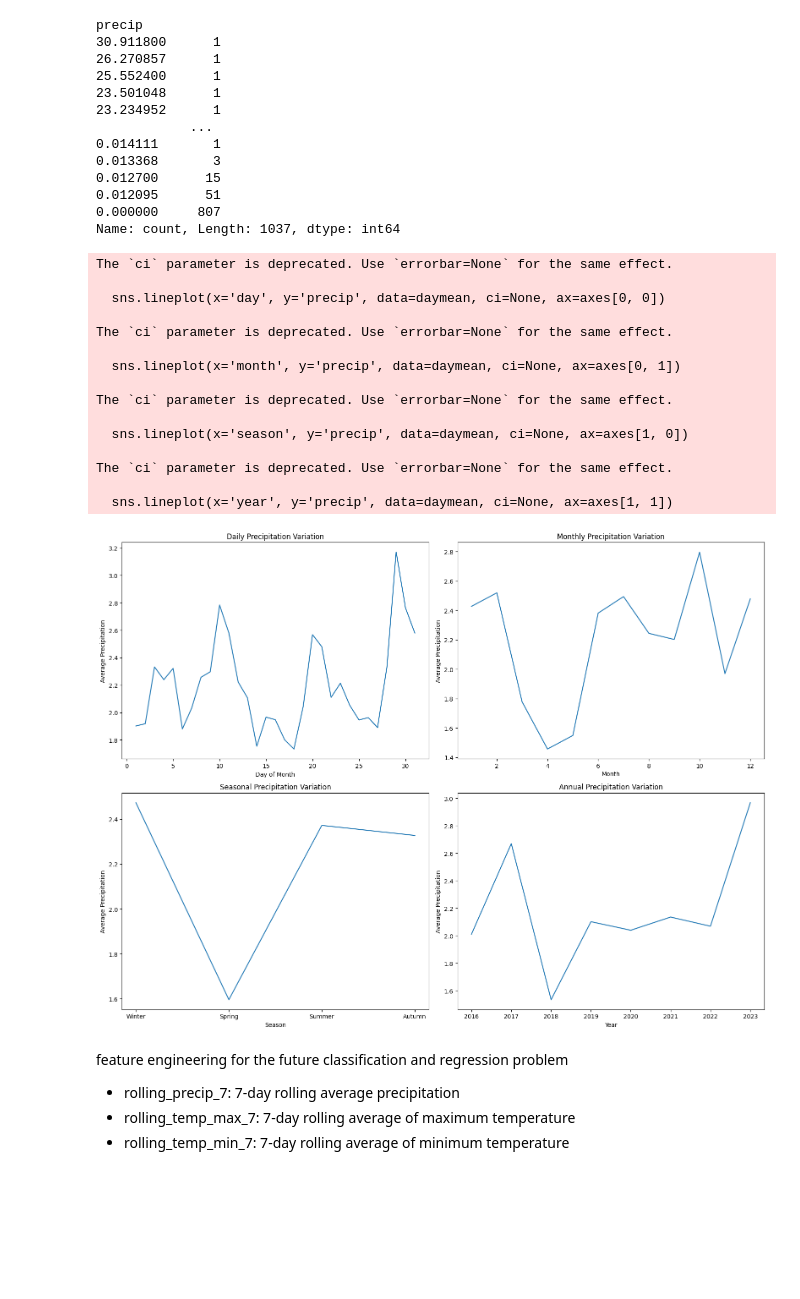
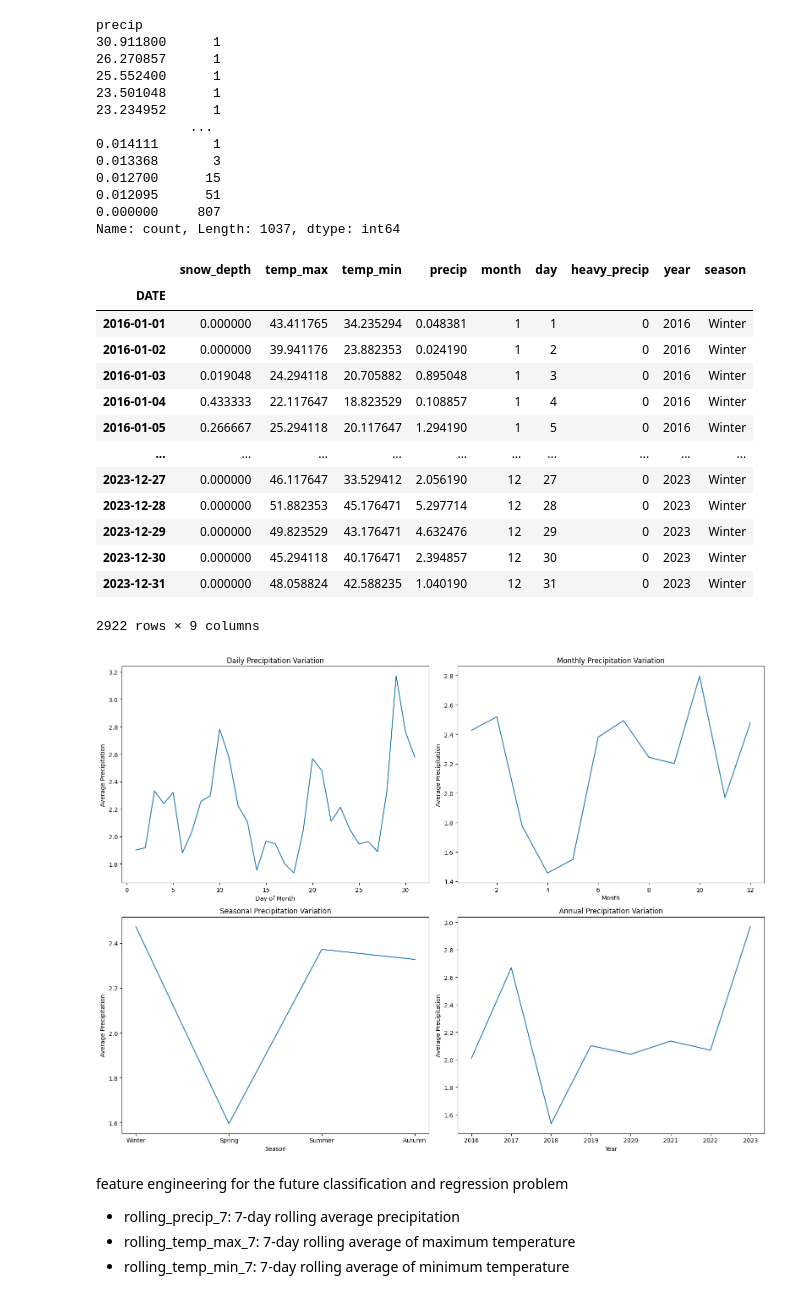
Before and after one commit to shizukuyu/machine-learning, a Jupyter notebook: germany_3.ipynb, the cells around one changed output. Cells and saved outputs as stored; diff of their text form; code cells hidden in the pictures; blank space fills up the shorter version.

```diff
--- a/germany_3.ipynb
+++ b/germany_3.ipynb
@@ -194,29 +196,46 @@ precip
 0.012095      51
 0.000000     807
 Name: count, Length: 1037, dtype: int64
+# %%
+daymean
+# %% [output]
+|  | snow_depth | temp_max | temp_min | precip | month | day | heavy_precip | year | season |
+| DATE |  |  |  |  |  |  |  |  |  |
+| 2016-01-01 | 0.000000 | 43.411765 | 34.235294 | 0.048381 | 1 | 1 | 0 | 2016 | Winter |
+| 2016-01-02 | 0.000000 | 39.941176 | 23.882353 | 0.024190 | 1 | 2 | 0 | 2016 | Winter |
+| 2016-01-03 | 0.019048 | 24.294118 | 20.705882 | 0.895048 | 1 | 3 | 0 | 2016 | Winter |
+| 2016-01-04 | 0.433333 | 22.117647 | 18.823529 | 0.108857 | 1 | 4 | 0 | 2016 | Winter |
+| 2016-01-05 | 0.266667 | 25.294118 | 20.117647 | 1.294190 | 1 | 5 | 0 | 2016 | Winter |
+| ... | ... | ... | ... | ... | ... | ... | ... | ... | ... |
+| 2023-12-27 | 0.000000 | 46.117647 | 33.529412 | 2.056190 | 12 | 27 | 0 | 2023 | Winter |
+| 2023-12-28 | 0.000000 | 51.882353 | 45.176471 | 5.297714 | 12 | 28 | 0 | 2023 | Winter |
+| 2023-12-29 | 0.000000 | 49.823529 | 43.176471 | 4.632476 | 12 | 29 | 0 | 2023 | Winter |
+| 2023-12-30 | 0.000000 | 45.294118 | 40.176471 | 2.394857 | 12 | 30 | 0 | 2023 | Winter |
+| 2023-12-31 | 0.000000 | 48.058824 | 42.588235 | 1.040190 | 12 | 31 | 0 | 2023 | Winter |
+2922 rows × 9 columns
 # %%
 fig, axes = plt.subplots(nrows=2, ncols=2, figsize=(16, 12))
 
 # Daily variation
-sns.lineplot(x='day', y='precip', data=daymean, ci=None, ax=axes[0, 0])
+sns.lineplot(x='day', y='precip', data=daymean, errorbar=None, ax=axes[0, 0])
 axes[0, 0].set_title('Daily Precipitation Variation')
 axes[0, 0].set_xlabel('Day of Month')
 axes[0, 0].set_ylabel('Average Precipitation')
 
 # Monthly variation
-sns.lineplot(x='month', y='precip', data=daymean, ci=None, ax=axes[0, 1])
+sns.lineplot(x='month', y='precip', data=daymean, errorbar=None, ax=axes[0, 1])
 axes[0, 1].set_title('Monthly Precipitation Variation')
 axes[0, 1].set_xlabel('Month')
 axes[0, 1].set_ylabel('Average Precipitation')
 
 # Seasonal variation
-sns.lineplot(x='season', y='precip', data=daymean, ci=None, ax=axes[1, 0])
+sns.lineplot(x='season', y='precip', data=daymean, errorbar=None, ax=axes[1, 0])
 axes[1, 0].set_title('Seasonal Precipitation Variation')
 axes[1, 0].set_xlabel('Season')
 axes[1, 0].set_ylabel('Average Precipitation')
 
 # Annual variation
-sns.lineplot(x='year', y='precip', data=daymean, ci=None, ax=axes[1, 1])
+sns.lineplot(x='year', y='precip', data=daymean, errorbar=None, ax=axes[1, 1])
 axes[1, 1].set_title('Annual Precipitation Variation')
 axes[1, 1].set_xlabel('Year')
 axes[1, 1].set_ylabel('Average Precipitation')
@@ -224,21 +243,6 @@ axes[1, 1].set_ylabel('Average Precipitation')
 plt.tight_layout()
 plt.show()
 # %% [output]
-The `ci` parameter is deprecated. Use `errorbar=None` for the same effect.
-
-  sns.lineplot(x='day', y='precip', data=daymean, ci=None, ax=axes[0, 0])
-
-The `ci` parameter is deprecated. Use `errorbar=None` for the same effect.
-
-  sns.lineplot(x='month', y='precip', data=daymean, ci=None, ax=axes[0, 1])
-
-The `ci` parameter is deprecated. Use `errorbar=None` for the same effect.
-
-  sns.lineplot(x='season', y='precip', data=daymean, ci=None, ax=axes[1, 0])
-
-The `ci` parameter is deprecated. Use `errorbar=None` for the same effect.
-
-  sns.lineplot(x='year', y='precip', data=daymean, ci=None, ax=axes[1, 1])
 [figure]
 # %% [markdown]
 feature engineering for the future classification and regression problem
```
Also changed, not shown: parts of 30 cells of this notebook.
